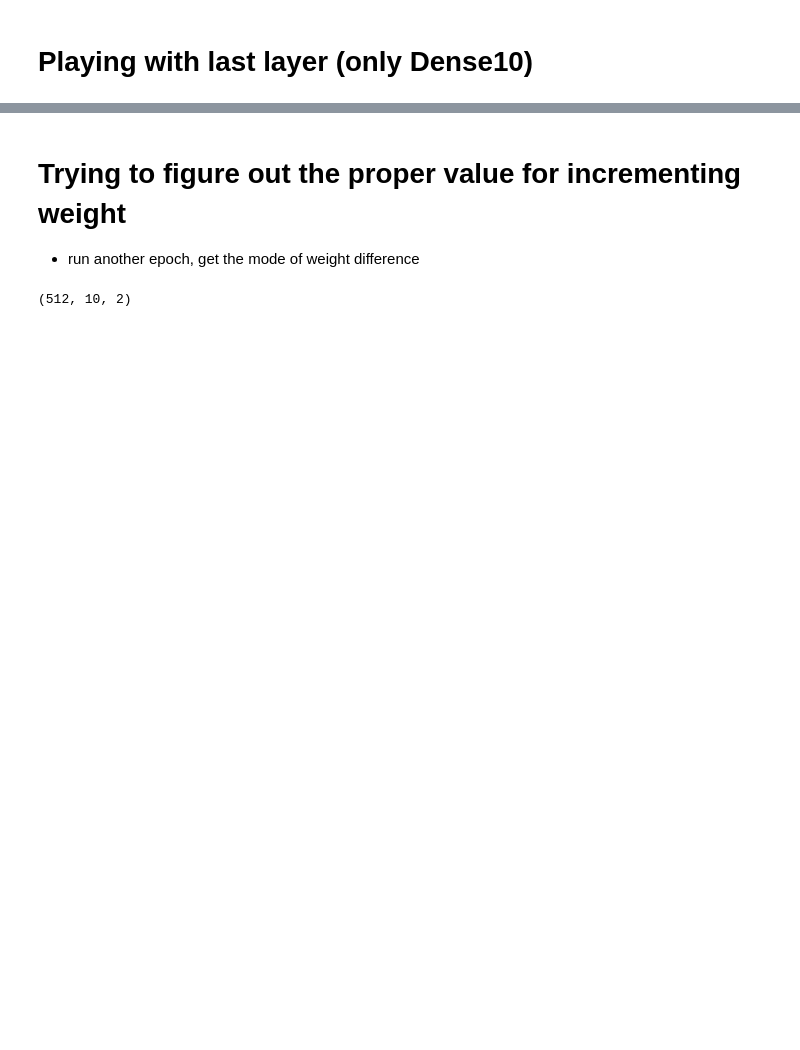
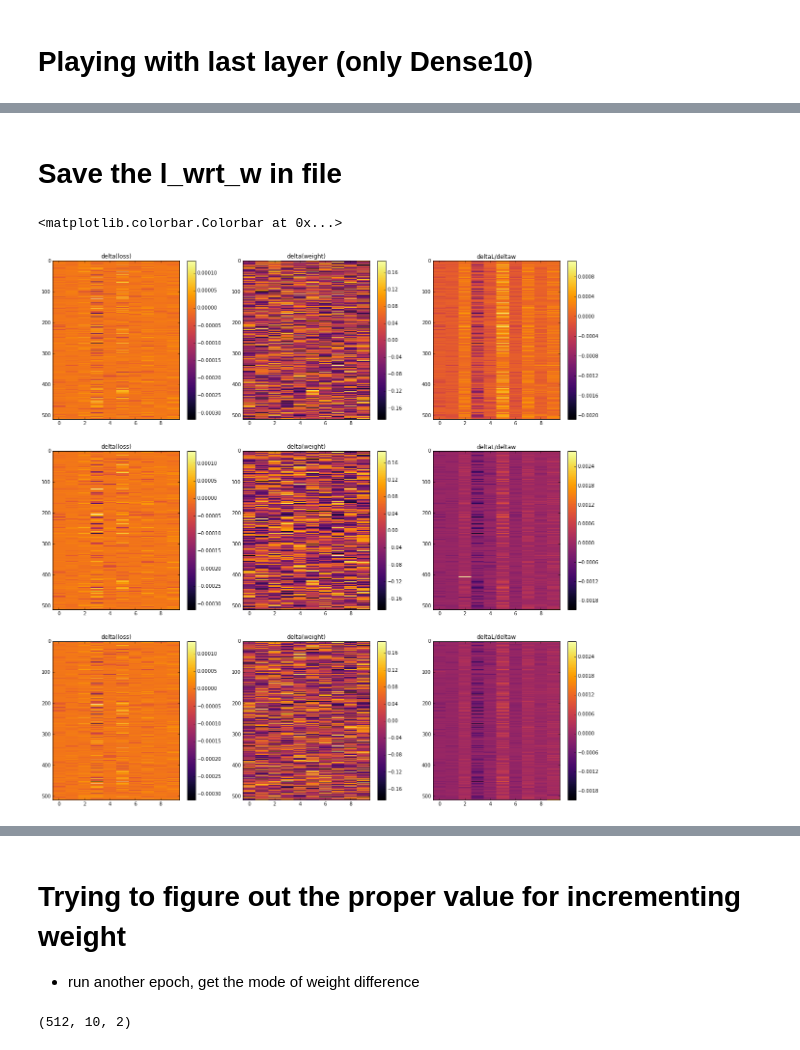
Before and after one commit to robroooh/ipynb_container, a Jupyter notebook: keras_mnist_mlp_1L.ipynb, the cells around one changed output, grey strips where cells are left out. Cells and saved outputs as stored; diff of their text form; code cells hidden in the pictures; blank space fills up the shorter version.

```diff
--- a/keras_mnist_mlp_1L.ipynb
+++ b/keras_mnist_mlp_1L.ipynb
@@ -127,0 +245,2 @@ Train accuracy: 0.979
+# %% [markdown]
+# Save the l_wrt_w in file
@@ -127,0 +261,68 @@ Train accuracy: 0.979
+# %%
+l_diff = np.zeros((512,10))
+w_diff = np.zeros((512,10))
+
+l_diff100 = np.zeros((512,10))
+w_diff100 = np.zeros((512,10))
+
+for i in range(l_wrt_w_10.shape[0]):
+    for j in range(l_wrt_w_10.shape[1]):
+        l_diff[i,j] = l_wrt_w_10[i,j,0]
+        w_diff[i,j] = l_wrt_w_10[i,j,1]
+        l_diff100[i,j] = l_wrt_w_100[i,j,0]
+        w_diff100[i,j] = l_wrt_w_100[i,j,1]
+# %%
+import matplotlib.pyplot as plt
+import numpy as np
+%matplotlib inline
+
+intp = 'None'
+
+plt.figure(figsize=(20,20))
+plt.subplot(331)
+plt.imshow(l_diff, cmap='inferno', aspect='auto', interpolation='none')
+plt.title('delta(loss)')
+plt.colorbar()
+
+plt.subplot(332)
+plt.imshow(w_diff, cmap='inferno', aspect='auto', interpolation='none')
+plt.title('delta(weight)')
+plt.colorbar()
+
+plt.subplot(333)
+plt.imshow(l_diff/w_diff, cmap='inferno', aspect='auto', interpolation='none')
+plt.title('deltaL/deltaw')
+plt.colorbar()
+
+plt.subplot(334)
+plt.imshow(l_diff100, cmap='inferno', aspect='auto', interpolation='none')
+plt.title('delta(loss)')
+plt.colorbar()
+
+plt.subplot(335)
+plt.imshow(w_diff100, cmap='inferno', aspect='auto', interpolation='none')
+plt.title('delta(weight)')
+plt.colorbar()
+
+plt.subplot(336)
+plt.imshow(l_diff100/w_diff100, cmap='inferno', aspect='auto', interpolation='none')
+plt.title('deltaL/deltaw')
+plt.colorbar()
+
+plt.subplot(337)
+plt.imshow(l_diff200, cmap='inferno', aspect='auto', interpolation='none')
+plt.title('delta(loss)')
+plt.colorbar()
+
+plt.subplot(338)
+plt.imshow(w_diff200, cmap='inferno', aspect='auto', interpolation='none')
+plt.title('delta(weight)')
+plt.colorbar()
+
+plt.subplot(339)
+plt.imshow(l_diff200/w_diff200, cmap='inferno', aspect='auto', interpolation='none')
+plt.title('deltaL/deltaw')
+plt.colorbar()
+# %% [output]
+<matplotlib.colorbar.Colorbar at 0x...>
+[figure, added]
```
Also changed, not shown: parts of 21 cells of this notebook.
